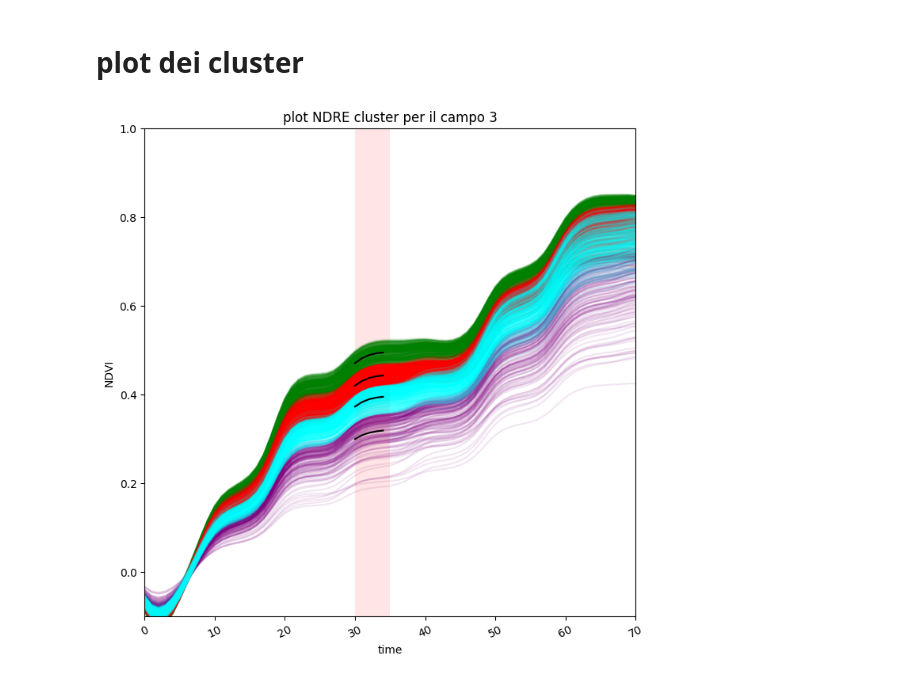
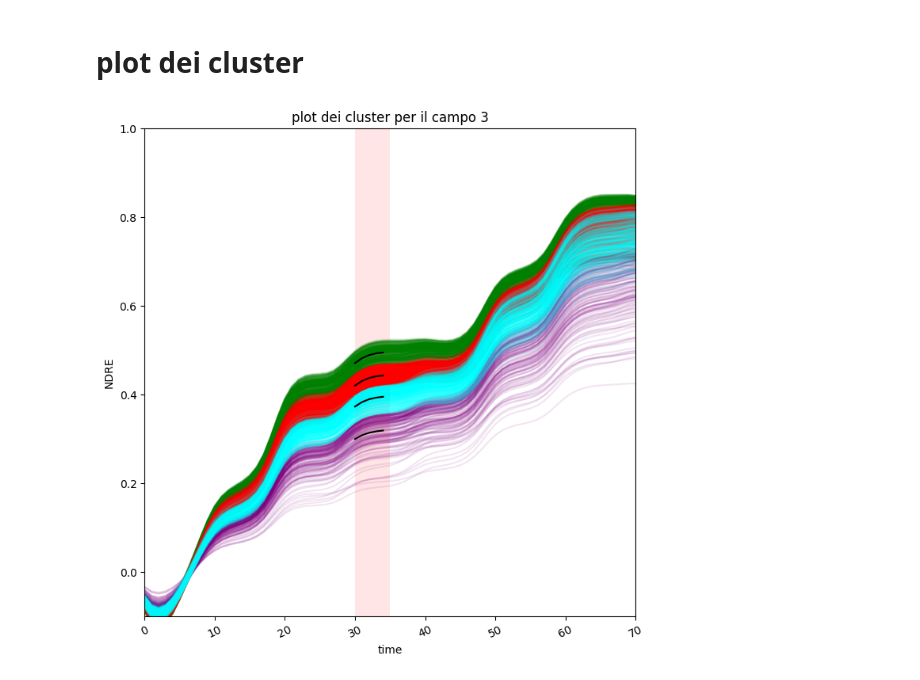
Before and after one commit to Simone-Scalella/BigDataProject, a Jupyter notebook: cluster_plotNDREPPT.ipynb, the cells around one changed output. Saved outputs shown, nothing was run; the diff lists cells and outputs as text; code cells hidden in the pictures.

Commit message:
image

```diff
--- a/cluster_plotNDREPPT.ipynb
+++ b/cluster_plotNDREPPT.ipynb
@@ -87,34 +84,34 @@ clustercentroids6 = clustercentroids6[window6]
 # %%
 transparent = 0.1
 
 colors = ['green','red','purple','cyan','blue']
 
 fig, axs = plt.subplots(nrows=1, ncols=1, figsize=(8, 8))
 plt.sca(axs)
 plt.xticks(rotation=25) # Rotate label
 
-axs.set_title("plot NDRE cluster per il campo 3")
+axs.set_title("plot dei cluster per il campo 3")
 axs.set_xlabel("time")
-axs.set_ylabel("NDVI")
+axs.set_ylabel("NDRE")
 axs.set_ylim(-0.1,1)
 axs.set_xlim(0,70)
 for a in range(0,num_cluster3):
     for xx in allPixelNDREPoly3[clusterResult3 == a]:
         axs.plot(xx.ravel(), "k-", alpha=transparent,color=colors[a])
 
     axs.plot(range(window3[0]*5,(window3[0]+window3[1]+1)*5),clustercentroids3[a],color="black")
 
 left, bottom, width, height = (window3[0]*5, -1, (window3[1]+1)*5, 3)
 rect=mpatches.Rectangle((left,bottom),width,height,
                         #fill=False,
                         alpha=0.1,
                        facecolor="red")
 axs.add_patch(rect)
 plt.sca(axs)
 plt.xticks(rotation=25)
 plt.show()
 # %% [output]
-[figure, old version]
+[figure, new version]
 # %%
 transparent = 0.1
 
```
Also changed, not shown: parts of 3 cells of this notebook.
